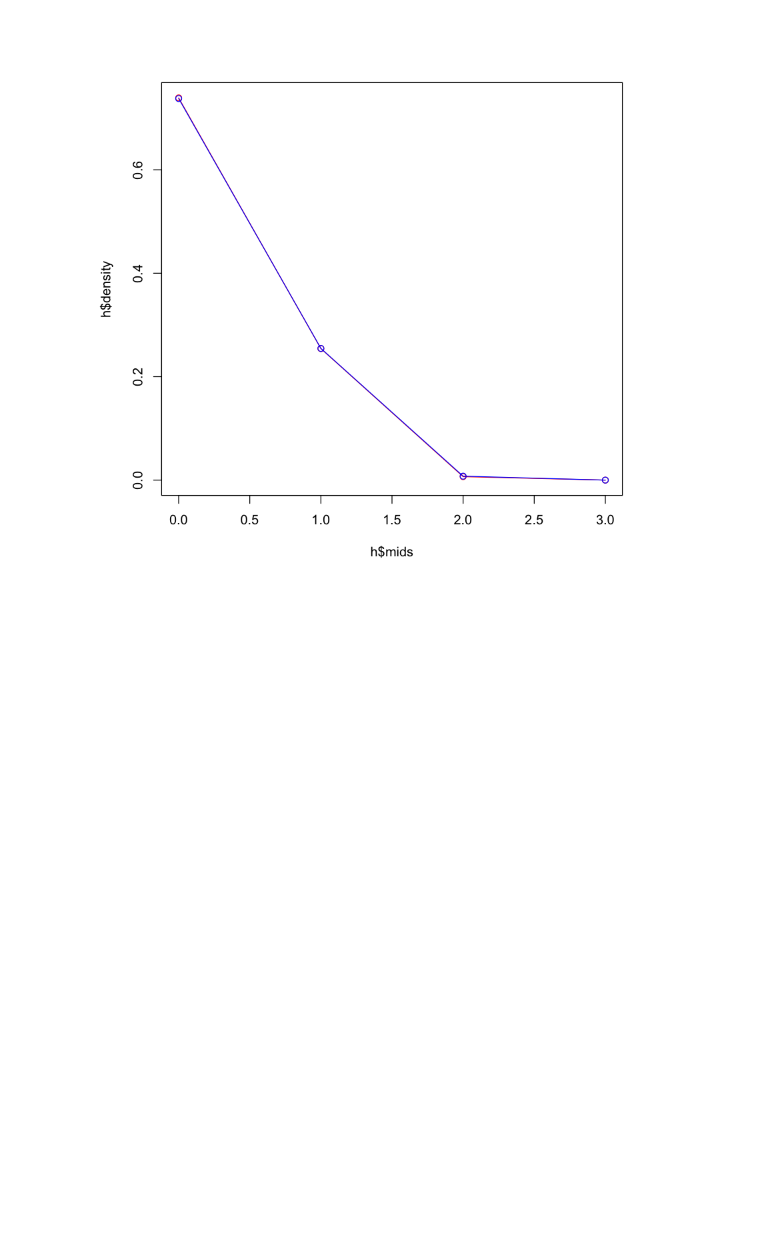
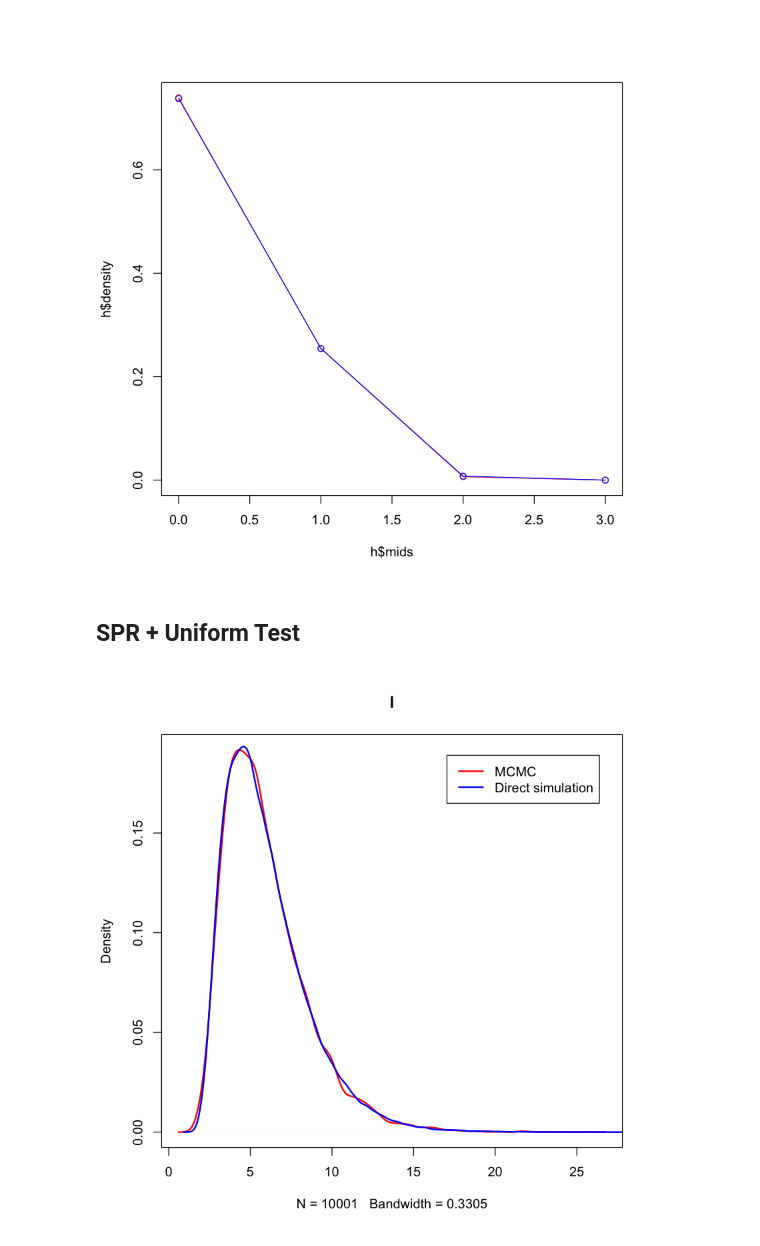
Before and after one commit to tgvaughan/pitchfork, a Jupyter notebook: validation/validation_results.ipynb, the cells around one changed output. Drawn from its saved outputs; the diff is of its cells as text; code cells hidden in the pictures; blank space fills up the shorter version.

Commit message:
Added Uniform operator and validated.

```diff
--- a/validation/validation_results.ipynb
+++ b/validation/validation_results.ipynb
@@ -76,3 +76,14 @@ plot(h$mids, h$density, 'o', col='red')
 lines(hs$mids, hs$density, 'o', col='blue')
 # %% [output]
 [figure]
+# %% [markdown]
+## SPR + Uniform Test
+# %%
+dfs <- read.table("DirectSimulation/simulate_5taxon_alpha1.5_serial.log", header=T)
+df <- read.table("OperatorTests/SPR+Uniform_5taxon_alpha1.5_serial.log", header=T)
+plot(density(df$tree.treeLength), 'l', col='red', lwd=2)
+lines(density(dfs$tree.treeLength), col='blue', lwd=2)
+legend("topright", inset=0.05, c("MCMC", "Direct simulation"),
+       lty=1, lwd=2, col=c("red","blue"))
+# %% [output]
+[figure, added]
```
Also changed, not shown: parts of 9 cells of this notebook, 2 other files.
